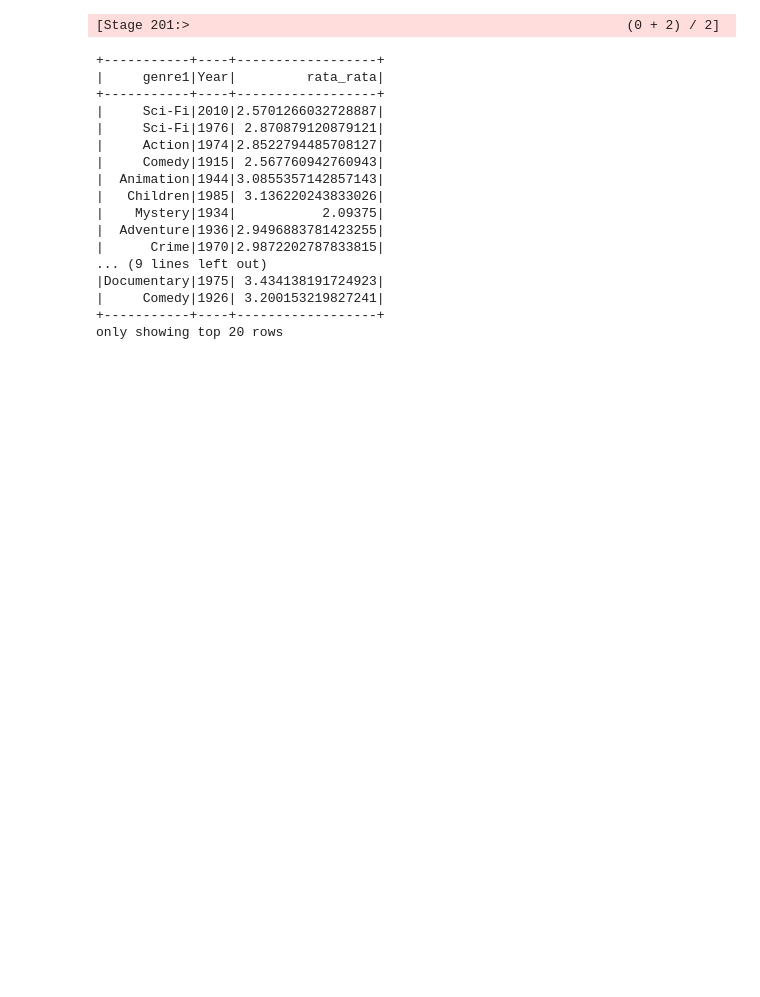
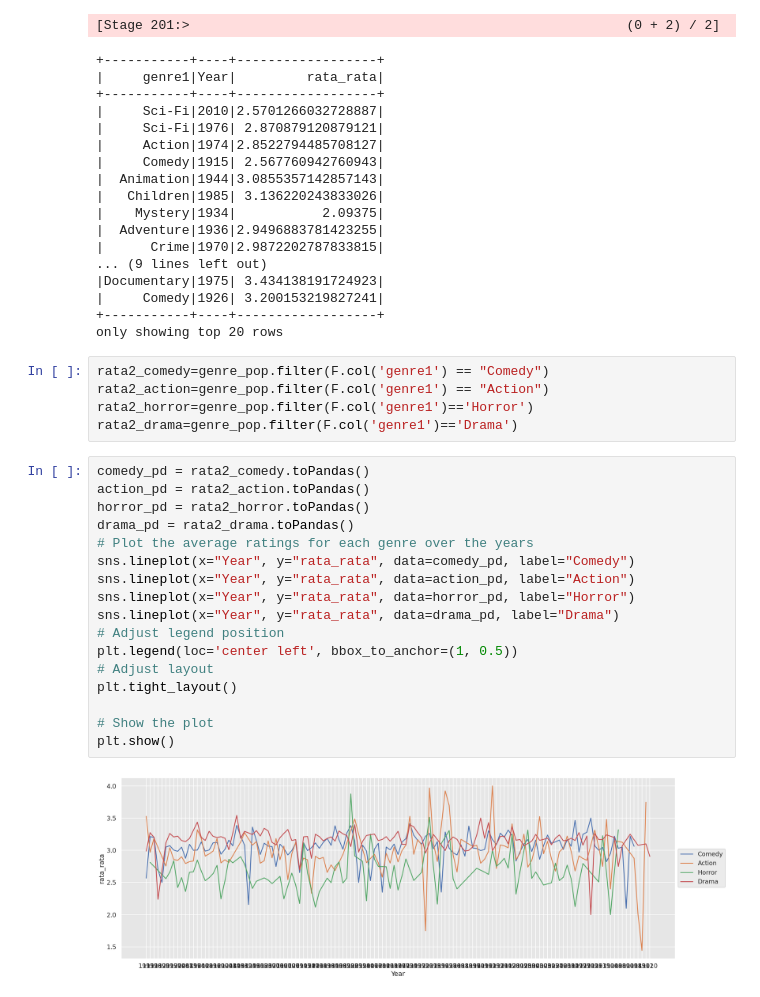
Before and after one commit to kayabaakihiko13/data_movie_and_ratings_recommendation_system, a Jupyter notebook: Movie_rocomendation.ipynb, the cells around one changed output. Drawn from its saved outputs; the diff is of its cells as text; blank space fills up the shorter version.

```diff
--- a/Movie_rocomendation.ipynb
+++ b/Movie_rocomendation.ipynb
@@ -473,3 +462,27 @@ genre_pop.show()
 |     Comedy|1926| 3.200153219827241|
 +-----------+----+------------------+
 only showing top 20 rows
+# %%
+rata2_comedy=genre_pop.filter(F.col('genre1') == "Comedy")
+rata2_action=genre_pop.filter(F.col('genre1') == "Action")
+rata2_horror=genre_pop.filter(F.col('genre1')=='Horror')
+rata2_drama=genre_pop.filter(F.col('genre1')=='Drama')
+# %%
+comedy_pd = rata2_comedy.toPandas()
+action_pd = rata2_action.toPandas()
+horror_pd = rata2_horror.toPandas()
+drama_pd = rata2_drama.toPandas()
+# Plot the average ratings for each genre over the years
+sns.lineplot(x="Year", y="rata_rata", data=comedy_pd, label="Comedy")
+sns.lineplot(x="Year", y="rata_rata", data=action_pd, label="Action")
+sns.lineplot(x="Year", y="rata_rata", data=horror_pd, label="Horror")
+sns.lineplot(x="Year", y="rata_rata", data=drama_pd, label="Drama")
+# Adjust legend position
+plt.legend(loc='center left', bbox_to_anchor=(1, 0.5))
+# Adjust layout
+plt.tight_layout()
+
+# Show the plot
+plt.show()
+# %% [output]
+[figure, added]
```
Also changed, not shown: parts of 6 cells of this notebook.
